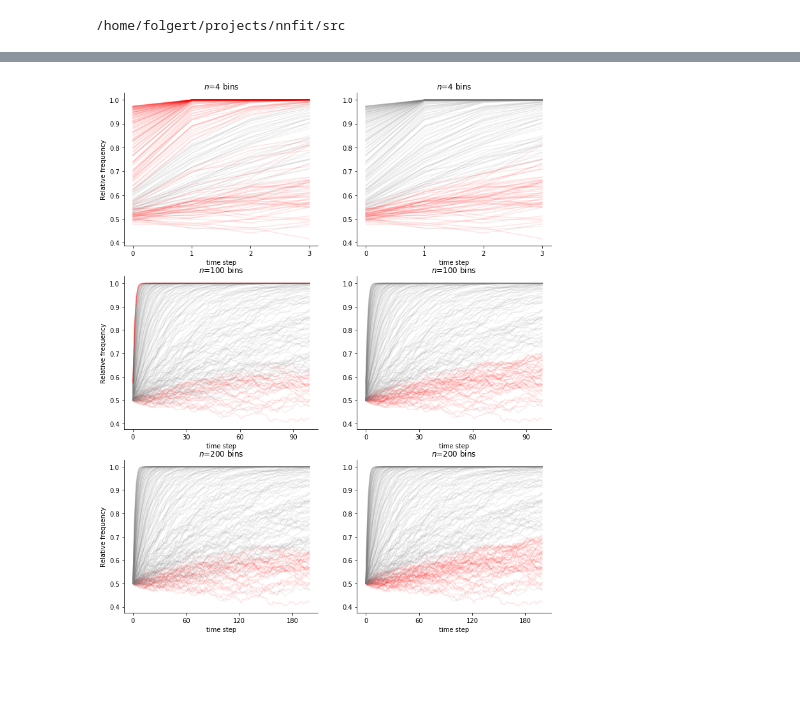
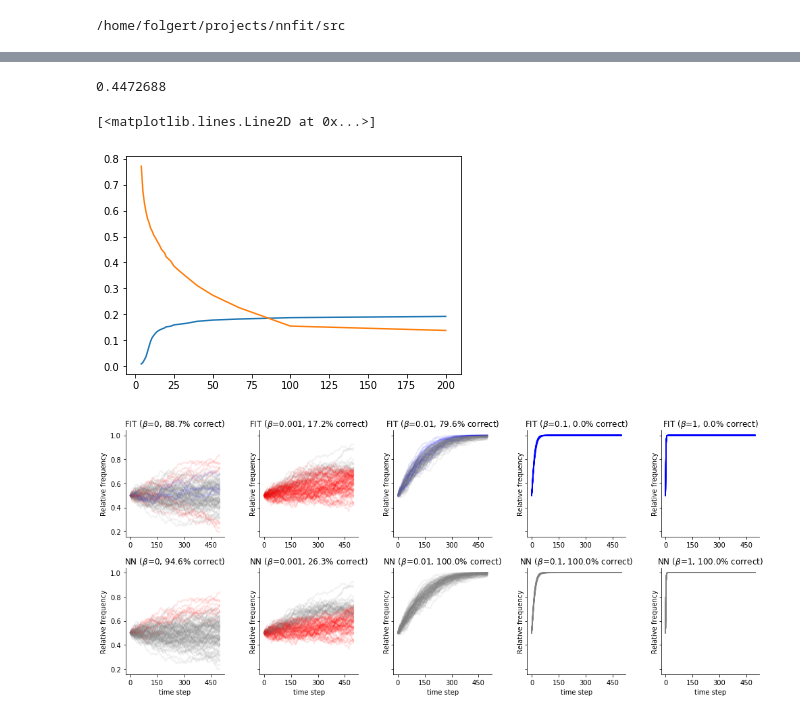
Before and after one commit to fbkarsdorp/nnfit, a Jupyter notebook: notebooks/analysis.ipynb, the cells around one changed output, grey strips where cells are left out. Cells and saved outputs as stored; diff of their text form; code cells hidden in the pictures; blank space fills up the shorter version.

```diff
--- a/notebooks/analysis.ipynb
+++ b/notebooks/analysis.ipynb
@@ -28,0 +57,19 @@ def get_bins(timesteps, min_bin_length=4):
+# %%
+import collections
+import numpy as np
+import pandas as pd
+import tqdm
+
+n_agents, timesteps, varying_start_value, distortion, fiv, model = 10000, 200, True, False, False, "RESNET"
+model = load_model(n_agents, varying_start_value, timesteps, distortion, fiv, model)
+model.eval()
+
+device = torch.device("cuda")
+model.to(device)
+
+bins = get_bins(timesteps)
+
+n_reps = 1000
+
+selection_values = np.concatenate(
+    ([0], np.exp(np.linspace(np.log(0.001), np.log(1), timesteps - 1))))
@@ -215,40 +512,62 @@ ax.spines['right'].set_visible(False)
+# %%
+fitv_df['F'].sum() / fitv_df.shape[0]
+# %% [output]
+0.4472688
+# %%
+plt.plot(nnv_df.groupby('bin').apply(lambda x: x['F'].sum() / x.shape[0]))
+plt.plot(fitv_df.groupby('bin').apply(lambda x: x['F'].sum() / x.shape[0]))
+# %% [output]
+[<matplotlib.lines.Line2D at 0x...>]
+[figure, added]
 # %%
-fig, axes = plt.subplots(ncols=2, nrows=3, figsize=(12, 15))
+fig, axes = plt.subplots(ncols=5, nrows=2, figsize=(14, 6), sharey=True)
 
-for selection in selection_values:
-    data = wright_fisher(n_agents, timesteps, selection, start=0.5)
+for i, selection in enumerate((0, 0.001, 0.01, 0.1, 1)):
+    fit_accuracy, nn_accuracy = 0, 0
+    for rep in range(1000):
+        data = wright_fisher(n_agents, 500, selection, start=0.5)
 
-    for i, bin_size in enumerate((4, 100, 200)):
-        binned_data = apply_binning(data, bin_size, n_agents)
+        binned_data = apply_binning(data, 500, n_agents)
         fit = frequency_increment_test(np.arange(1, len(binned_data) + 1), binned_data)
         color = ('red' if (fit['Tp'] < 0.05 and selection == 0) else
                  'red' if (selection > 0 and fit['Tp'] > 0.05) else
+                 'blue' if (fit['Wp'] < 0.05) else
                  'grey')
-        axes[i, 0].plot(binned_data, color=color, alpha=0.1)
-        axes[i, 0].set_ylabel("Relative frequency")
-        axes[i, 0].set_xlabel("time step")
 
-        axes[i, 0].spines['top'].set_visible(False)
-        axes[i, 0].spines['right'].set_visible(False)
+        if color == 'grey':
+            fit_accuracy += 1
 
-        axes[i, 0].xaxis.set_major_locator(plt.MaxNLocator(4))
-        axes[i, 0].set_title(f'$n$={bin_size} bins')
+        if rep <= 100:
+            axes[0, i].plot(binned_data, color=color, alpha=0.1)
 
         with torch.no_grad():
             prob = torch.sigmoid(
                 model(torch.FloatTensor([binned_data]).unsqueeze(1).to(device))
             ).cpu().numpy().squeeze(1)[0]
             pred = prob > 0.5
             color = ('red' if (pred and selection == 0) else
                      'red' if (selection > 0 and not pred) else
                      'grey')
-            axes[i, 1].plot(binned_data, color=color, alpha=0.1)
-            axes[i, 1].set_xlabel("time step")
 
-            axes[i, 1].spines['top'].set_visible(False)
-            axes[i, 1].spines['right'].set_visible(False)
+            if color == "grey":
+                nn_accuracy += 1
 
-            axes[i, 1].xaxis.set_major_locator(plt.MaxNLocator(4))
-            axes[i, 1].set_title(f'$n$={bin_size} bins')
+            if rep <= 100:
+                axes[1, i].plot(binned_data, color=color, alpha=0.1)
+
+    axes[0, i].set_ylabel("Relative frequency")
+    axes[0, i].spines['top'].set_visible(False)
+    axes[0, i].spines['right'].set_visible(False)
+    axes[0, i].set_title(f'FIT ($\\beta$={selection}, {fit_accuracy/1000:.1%} correct)')
+    axes[0, i].xaxis.set_major_locator(plt.MaxNLocator(4))
+
+    axes[1, i].set_xlabel("time step")
+    axes[1, i].set_ylabel("Relative frequency")
+    axes[1, i].spines['top'].set_visible(False)
+    axes[1, i].spines['right'].set_visible(False)
+    axes[1, i].xaxis.set_major_locator(plt.MaxNLocator(4))
+    axes[1, i].set_title(f'NN ($\\beta$={selection}, {nn_accuracy/1000:.1%} correct)')
+
+plt.tight_layout()
 # %% [output]
-[figure, old version]
+[figure, new version]
```
Also changed, not shown: parts of 43 cells of this notebook.
